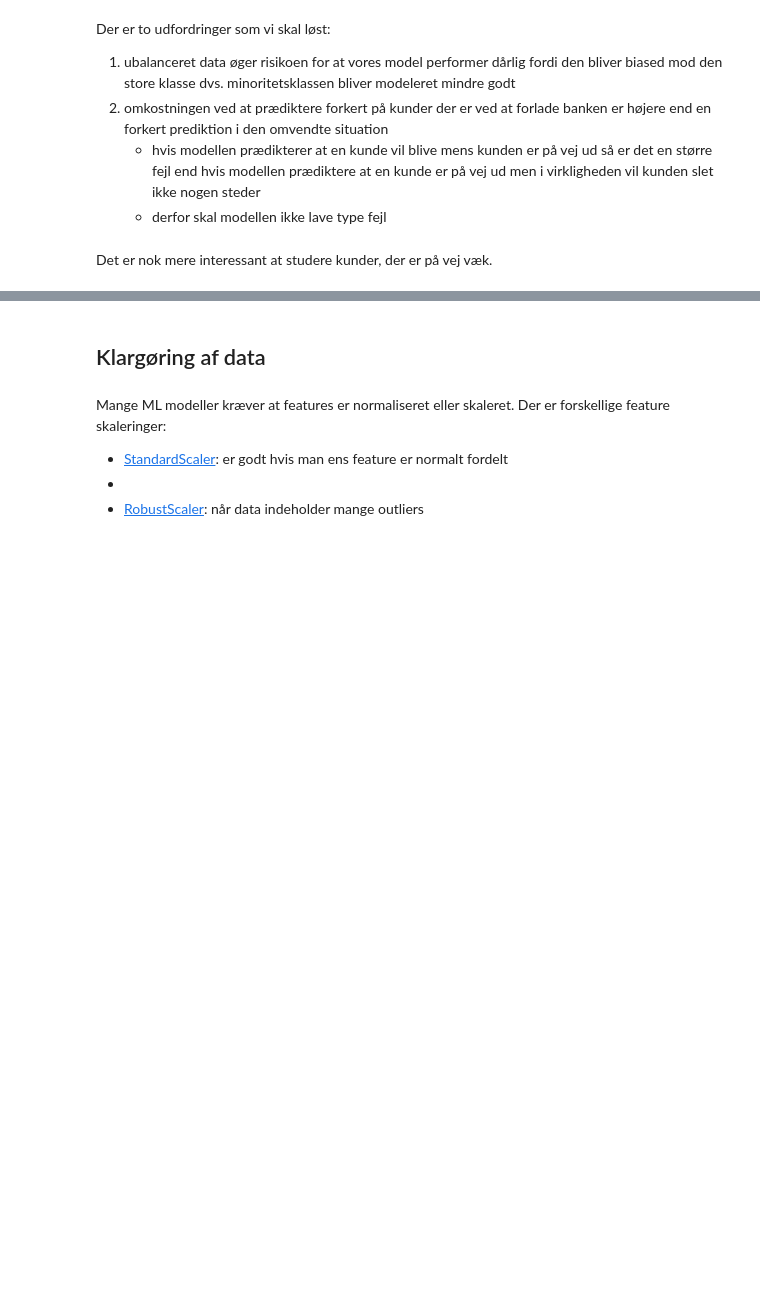
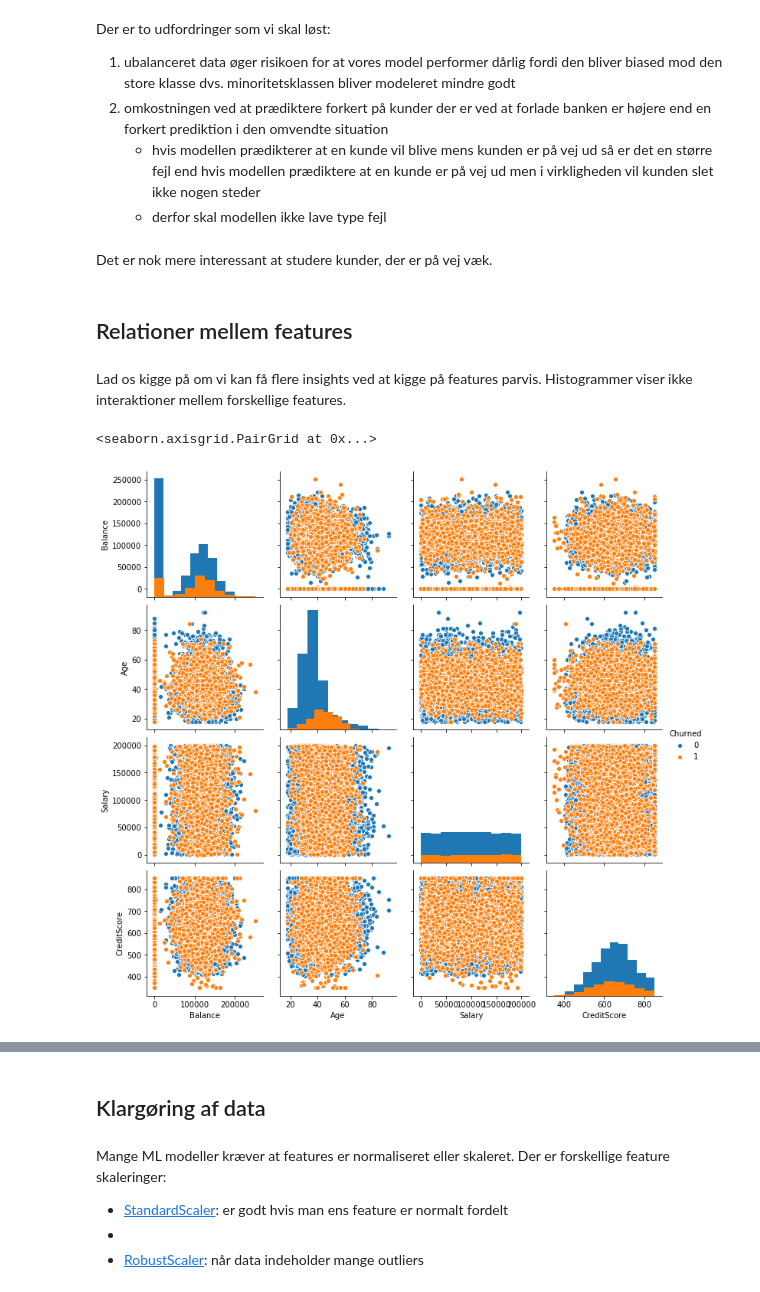
Before and after one commit to sheikhomar/lunch, a Jupyter notebook: analysis.ipynb, the cells around one changed output, grey strips where cells are left out. Cells and saved outputs as stored; diff of their text form; code cells hidden in the pictures; blank space fills up the shorter version.

```diff
--- a/analysis.ipynb
+++ b/analysis.ipynb
@@ -304,7 +331,7 @@ ax[1].set_title('Personer med Balance > {}'.format(threshold_value));
 # %% [output]
 [figure]
 # %%
-df_data['HasAnyDeposit'] = df_data['Balance'].apply(lambda x: x > 0)
+df_data['HasAnyDeposit'] = df_data['Balance'].apply(lambda x: int(x > 0))
 categorical_features.add('HasAnyDeposit')
 # %%
 plot_histogram(df_data, 'HasAnyDeposit', annotate=True)
@@ -376,6 +403,9 @@ plot_histogram(df_data, 'Geography', annotate=True)
 - Halvdelen af personer er fra Frankrig. Ca 25% fra Tyskland og resterende fra Spanien.
 - Andelen af kunder og ikke-kunder er nogenlunde det samme i Frankrig og Tyskland
 - I Spanien er der en relativ høj andel af ikke-kunder ifht. kunder.
+# %%
+df_geo_dummies = pd.get_dummies(df_data['Geography'], prefix='IsFrom', prefix_sep='')
+df_data = df_data.merge(df_geo_dummies, left_index=True, right_index=True)
 # %% [markdown]
 ### Køn (Gender)
 # %%
@@ -391,6 +421,8 @@ plot_histogram(df_data, 'Gender', annotate=True)
 # %% [markdown]
 - Ca. 55% mænd og 45% kvinder
 - En lidt højere andel af kvindelige kunder forlader banken.
+# %%
+df_data['IsMale'] = df_data['Gender'].apply(lambda x: int(x == 'Male'))
 # %% [markdown]
 ### Har kredit kort (HasCreditCard)
 # %%
@@ -439,3 +471,16 @@ Der er to udfordringer som vi skal løst:
    - derfor skal modellen ikke lave type fejl
 # %% [markdown]
 Det er nok mere interessant at studere kunder, der er på vej væk.
+# %% [markdown]
+## Relationer mellem features
+# %% [markdown]
+Lad os kigge på om vi kan få flere insights ved at kigge på features parvis. Histogrammer viser ikke interaktioner mellem forskellige features.
+# %%
+# Backup up ID features and remove them from the working dataframe
+df_data_ids = df_data[id_features].copy()
+df_data.drop(id_features, axis=1, inplace=True)
+# %%
+sns.pairplot(df_data, vars=continuous_features, hue='Churned', diag_kind='hist')
+# %% [output]
+<seaborn.axisgrid.PairGrid at 0x...>
+[figure, added]
```
Also changed, not shown: parts of 16 cells of this notebook.
